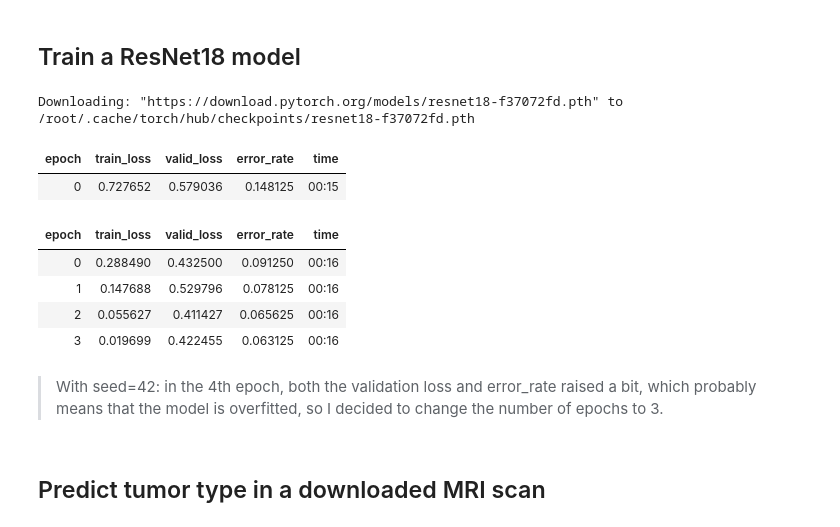
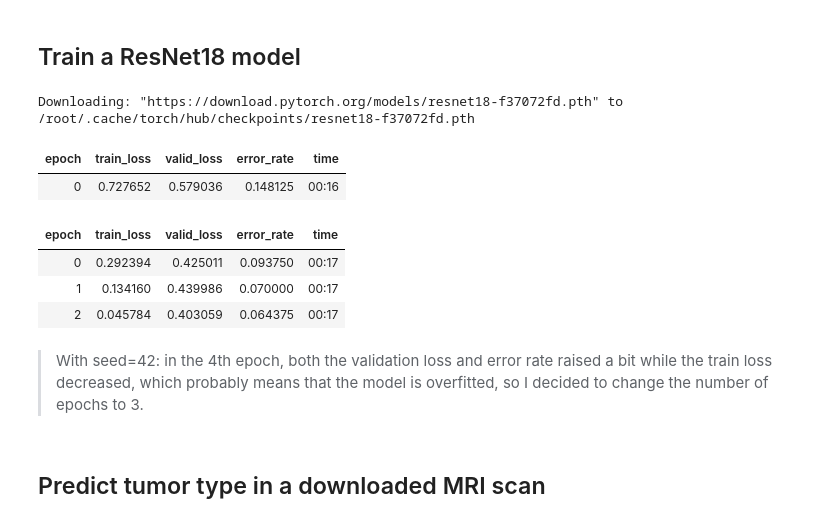
Before and after one commit to aviram421/mri-tumor-classification, a Jupyter notebook: tumor-classification-model.ipynb, the cells around one changed output. Cells and saved outputs as stored; diff of their text form; code cells hidden in the pictures.

Commit message:
Initial training with 3 epochs

```diff
--- a/tumor-classification-model.ipynb
+++ b/tumor-classification-model.ipynb
@@ -41,18 +41,17 @@ fastai.data.core.DataLoaders
 ## Train a ResNet18 model
 # %%
 learn = vision_learner(dls, resnet18, metrics=error_rate)
-learn.fine_tune(4)
+learn.fine_tune(3)
 # %% [output]
 Downloading: "https://download.pytorch.org/models/resnet18-f37072fd.pth" to /root/.cache/torch/hub/checkpoints/resnet18-f37072fd.pth
 | epoch | train_loss | valid_loss | error_rate | time |
-| 0 | 0.727652 | 0.579036 | 0.148125 | 00:15 |
+| 0 | 0.727652 | 0.579036 | 0.148125 | 00:16 |
 | epoch | train_loss | valid_loss | error_rate | time |
-| 0 | 0.288490 | 0.432500 | 0.091250 | 00:16 |
-| 1 | 0.147688 | 0.529796 | 0.078125 | 00:16 |
-| 2 | 0.055627 | 0.411427 | 0.065625 | 00:16 |
-| 3 | 0.019699 | 0.422455 | 0.063125 | 00:16 |
+| 0 | 0.292394 | 0.425011 | 0.093750 | 00:17 |
+| 1 | 0.134160 | 0.439986 | 0.070000 | 00:17 |
+| 2 | 0.045784 | 0.403059 | 0.064375 | 00:17 |
 # %% [markdown]
-> With seed=42: in the 4th epoch, both the validation loss and error_rate raised a bit, which probably means that the model is overfitted, so I decided to change the number of epochs to 3.
+> With seed=42: in the 4th epoch, both the validation loss and error rate raised a bit while the train loss decreased, which probably means that the model is overfitted, so I decided to change the number of epochs to 3.
 # %% [markdown]
 ## Predict tumor type in a downloaded MRI scan
 # %%
```
Also changed, not shown: parts of 1 cell of this notebook.
